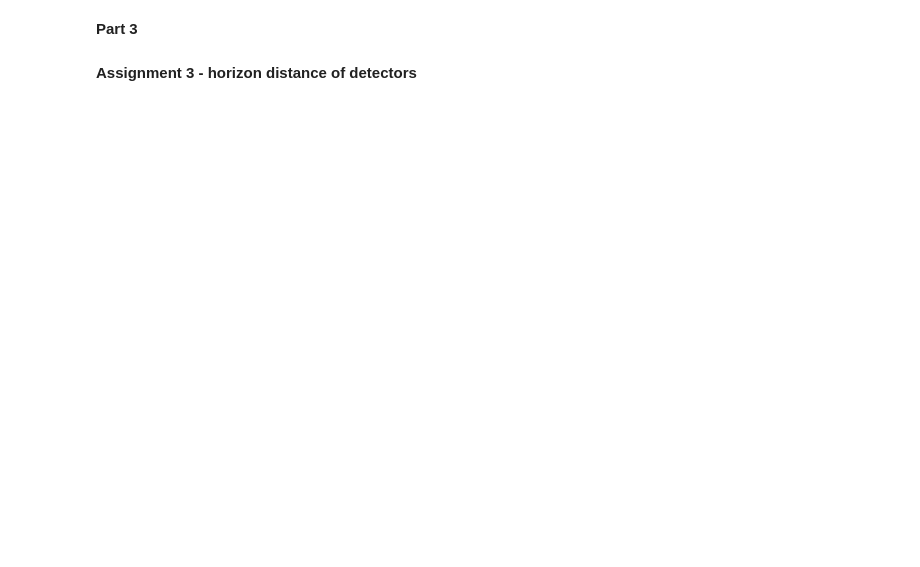
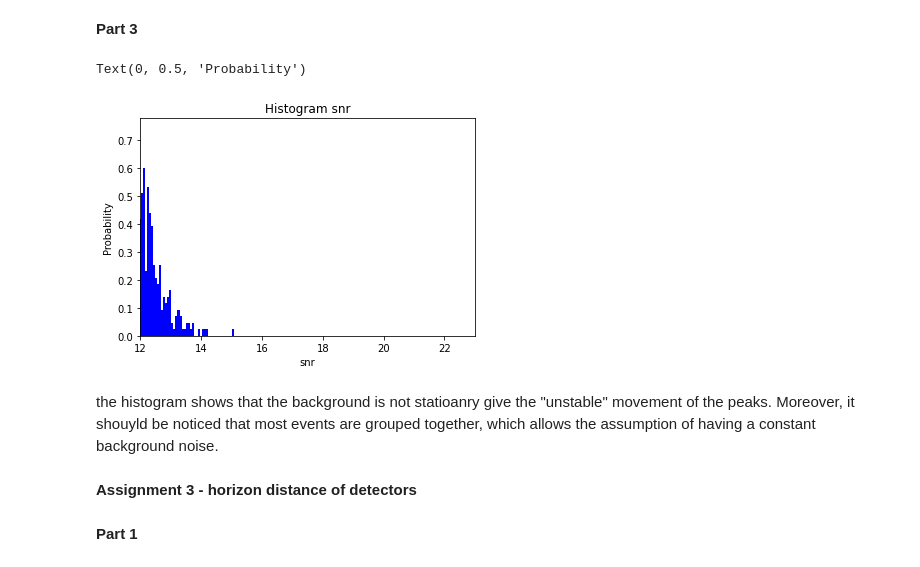
Before and after one commit to margheritawar/PRA3024, a Jupyter notebook: LoadDataFilesGWDA.ipynb, the cells around one changed output. Saved outputs shown, nothing was run; the diff lists cells and outputs as text; code cells hidden in the pictures; blank space fills up the shorter version.

```diff
--- a/LoadDataFilesGWDA.ipynb
+++ b/LoadDataFilesGWDA.ipynb
@@ -385,4 +398,40 @@ pylab.ylabel("probability")
 # %% [markdown]
 **Part 3**
+# %%
+hp, hc = get_fd_waveform(approximant="TaylorF2",
+                         mass1=3, mass2=3,
+                         delta_f=1.0/(200.0),
+                         distance = 500,
+                         f_lower=20.0,
+                         f_final = 2048.0)
+psds = pycbc.psd.interpolate(pycbc.psd.welch(data),hp.delta_f)
+snr = (pycbc.filter.sigmasq(hp, psds))**0.5
+# %%
+chunks = 650
+data_sliced = len(data)/chunks
+data_sliced = int(data_sliced)
+
+snrs = []
+for i in range(0,chunks):
+  data_chunk = data[i*data_sliced : (i+1)*data_sliced]
+  psds = pycbc.psd.interpolate(pycbc.psd.welch(data_chunk),hp.delta_f)
+  snr = (pycbc.filter.sigmasq(hp, psds))**0.5
+  snrs.append(snr)
+# %%
+fig, ax = plt.subplots()
+
+n, bins, patches = plt.hist(snrs, color = 'blue', density=True, bins = int(100))
+
+plt.title('Histogram snr')
+plt.xlabel('snr')
+plt.xlim(12,23)
+plt.ylabel('Probability')
+# %% [output]
+Text(0, 0.5, 'Probability')
+[figure, added]
+# %% [markdown]
+the histogram shows that the background is not statioanry give the "unstable" movement of the peaks. Moreover, it shouyld be noticed that most events are grouped together, which allows the assumption of having a constant background noise.
 # %% [markdown]
 **Assignment 3 - horizon distance of detectors**
+# %% [markdown]
+**Part 1**
```
Also changed, not shown: parts of 24 cells of this notebook.
